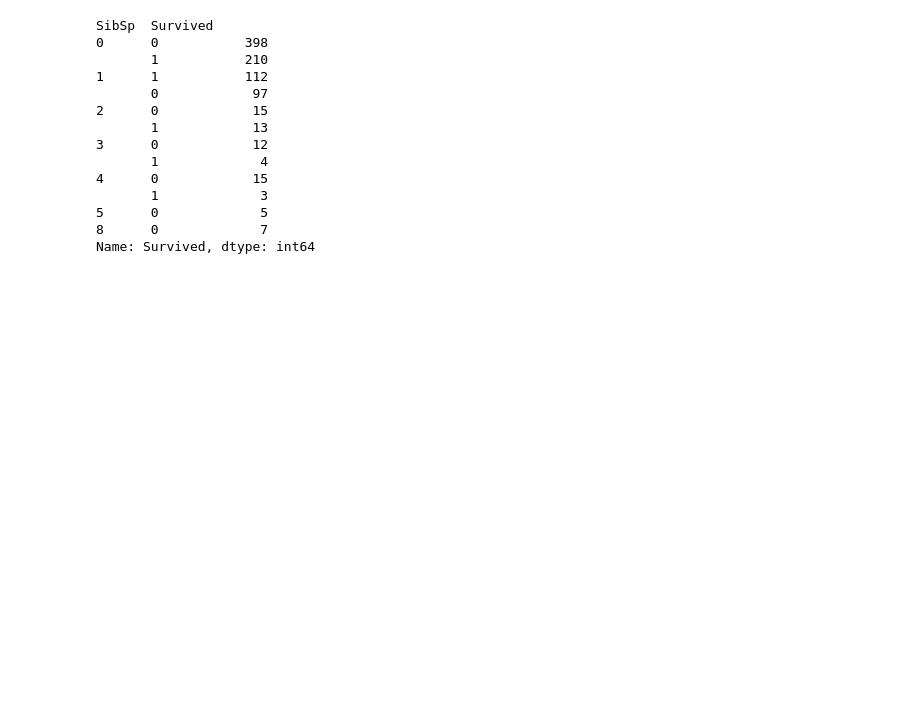
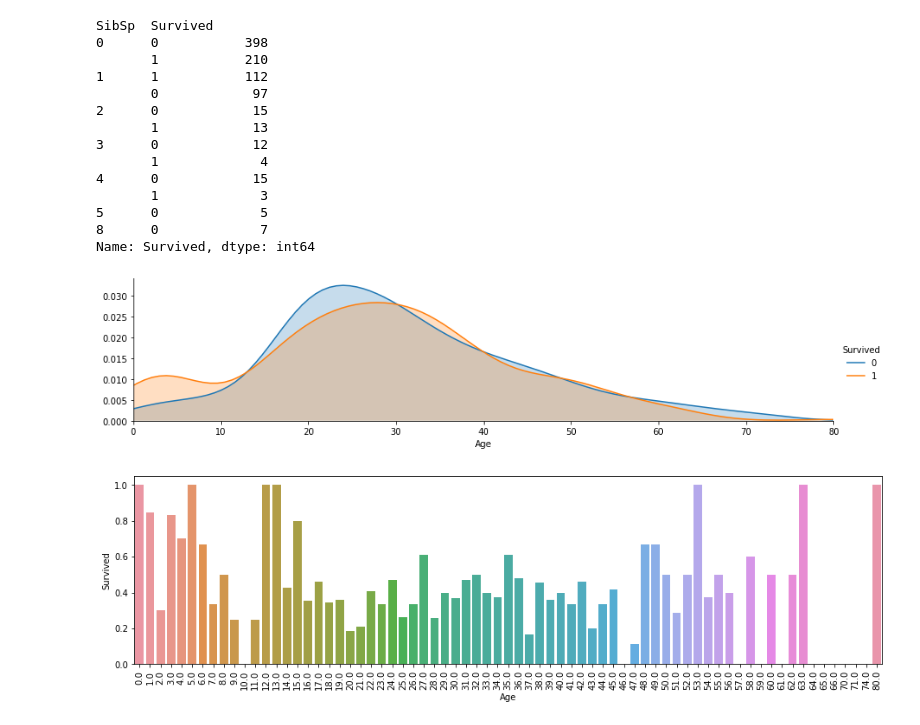
Before and after one commit to afolz121/titanic_model, a Jupyter notebook: discovery.ipynb, the cells around one changed output. Saved outputs shown, nothing was run; the diff lists cells and outputs as text; code cells hidden in the pictures; blank space fills up the shorter version.

```diff
--- a/discovery.ipynb
+++ b/discovery.ipynb
@@ -17,3 +15,23 @@ train = pd.read_csv('train.csv')
+# %%
+train = pd.read_csv('train.csv')
+train['Age'] = round(train['Age'])
+
+train['family_size'] = train['SibSp'] + train['Parch'] + 1
+train['isalone'] = 1
+train['isalone'].loc[train['family_size'] > 1] = 0
+
+# split up title
+names = []
+
+for row in train['Name'] :
+    names.append(row.split(' ', 2)[1])
+
+train['title'] = names
+train['title_Mr'] = np.where(train['title'] == 'Mr.',1,0)
+train['title_Mrs'] = np.where(train['title'] == 'Mrs.',1,0)
+train['title_Master.'] = np.where(train['title'] == 'Master.',1,0)
+train['title_Miss'] = np.where(train['title'] == 'Miss.',1,0)
+del[train['title']]
 # %%
 train.head()
 # %% [output]
@@ -113,3 +123,22 @@ SibSp  Survived
 5      0             5
 8      0             7
 Name: Survived, dtype: int64
+# %%
+
+# peaks for survived/not survived passengers by their age
+def kde_mapping(df1: pd.DataFrame) :
+    facet = sns.FacetGrid(df1, hue="Survived",aspect=4)
+    facet.map(sns.kdeplot,'Age',shade= True)
+    facet.set(xlim=(0, df1['Age'].max()))
+    facet.add_legend()
+
+    # average survived passengers by age
+    fig, axis1 = plt.subplots(1,1,figsize=(15.5,4))
+    average_age = df1[["Age", "Survived"]].groupby(['Age'],as_index=False).mean()
+    g = sns.barplot(x='Age', y='Survived', data=average_age)
+    g.set_xticklabels(g.get_xticklabels(), rotation = 90)
+# %%
+kde_mapping(train)
+# %% [output]
+[figure, added]
+[figure, added]
```
Also changed, not shown: parts of 8 cells of this notebook, 1 other file.
